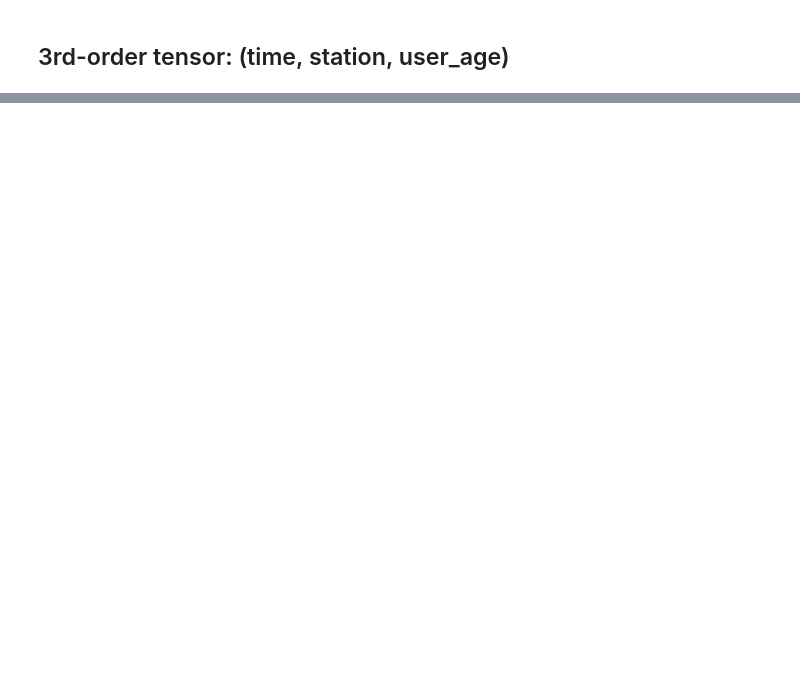
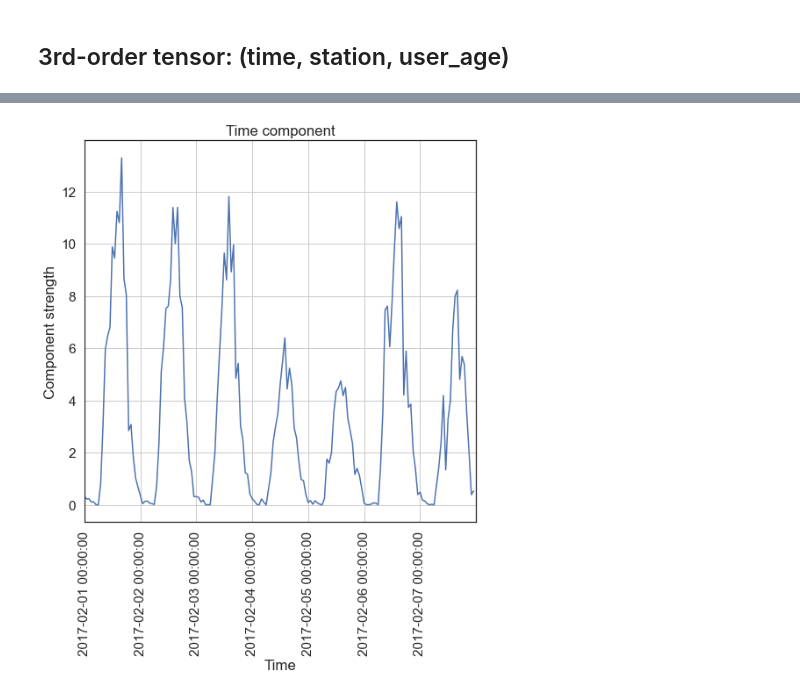
Before and after one commit to kokikwbt/citibike, a Jupyter notebook: notebooks/weekly_snapshots.ipynb, the cells around one changed output, grey strips where cells are left out. Drawn from its saved outputs; the diff is of its cells as text; code cells hidden in the pictures; blank space fills up the shorter version.

```diff
--- a/notebooks/weekly_snapshots.ipynb
+++ b/notebooks/weekly_snapshots.ipynb
@@ -137,0 +142,22 @@ def plot_component():
+# %%
+def plot_time_component(factors, mode, component_id=0, date_range=None, ax=None, dt=24):
+
+    if ax is None:
+        fig, ax = plt.subplots(figsize=(8, 8))
+
+    ax.plot(factors[mode][:, component_id])
+
+    ax.set_xticks(np.arange(0, len(factors[mode]), dt))
+    ax.set_xticklabels(date_range[0::dt], rotation=90)
+    ax.set_xlabel("Time")
+    ax.set_ylabel("Component strength")
+    ax.set_title("Time component")
+    ax.set_xlim(0, len(ax.get_xticks()) * dt)
+    # ax.grid()
+
+    return
+# %%
+date_range = pd.date_range(end=d, periods=time_range, freq='H')
+plot_time_component(factors, mode=0, component_id=0, date_range=date_range)
+# %% [output]
+[figure, added]
```
Also changed, not shown: parts of 26 cells of this notebook, 1 other file.
